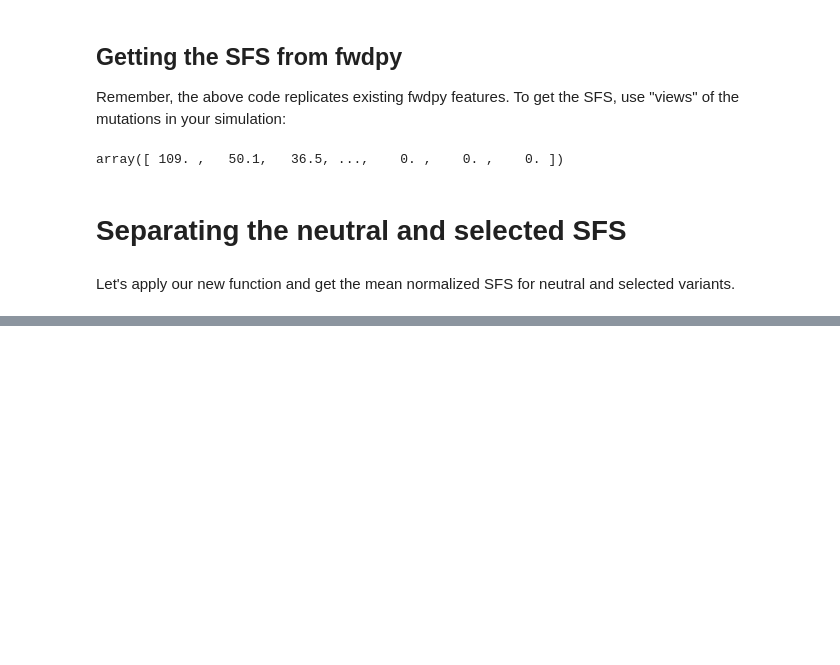
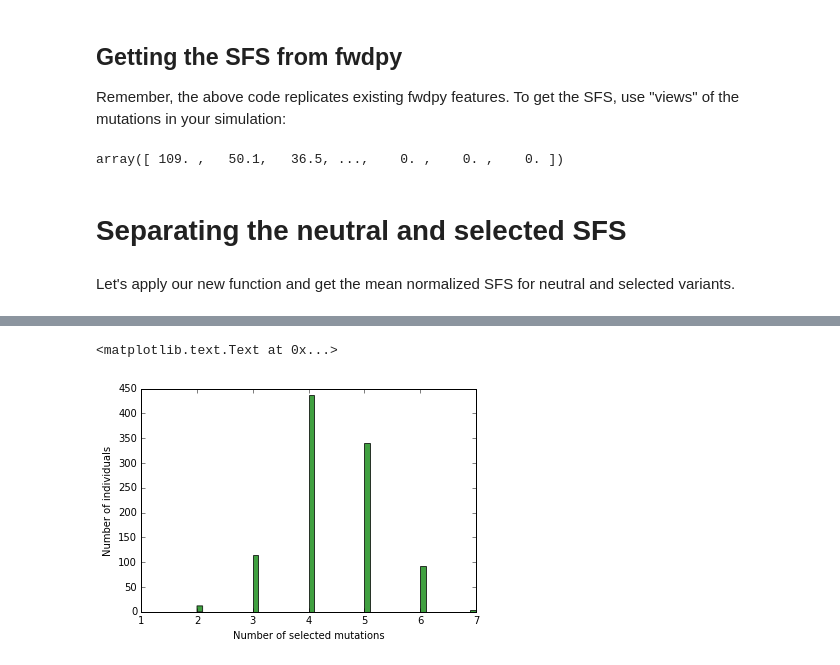
Before and after one commit to molpopgen/fwdpy, a Jupyter notebook: docs/examples/cython/WritingExtensions.ipynb, the cells around one changed output, grey strips where cells are left out. Saved outputs shown, nothing was run; the diff lists cells and outputs as text; code cells hidden in the pictures; blank space fills up the shorter version.

```diff
--- a/docs/examples/cython/WritingExtensions.ipynb
+++ b/docs/examples/cython/WritingExtensions.ipynb
@@ -216,9 +220,10 @@ from libcpp.utility cimport pair
 import numpy as np
 
 ctypedef vector[unsigned] vu
+ctypedef pair[vu,vu] pvuvu
 
-cdef pair[vu,vu] sfs_sep_cpp(const singlepop_t * pop):
-    cdef pair[vu,vu] rv
+cdef pvuvu sfs_sep_cpp(const singlepop_t * pop):
+    cdef pvuvu rv
     rv.first.resize(2*pop.N,0)
     rv.second.resize(2*pop.N,0)
     cdef size_t i = 0
@@ -271,0 +408,7 @@ print(mean_norm_sfs_sel)
+# %%
+n, bins, patches = plt.hist([i['load'] for i in load], 50, normed=0, facecolor='green', alpha=0.75)
+plt.xlabel("Number of selected mutations")
+plt.ylabel("Number of individuals")
+# %% [output]
+<matplotlib.text.Text at 0x...>
+[figure, added]
```
Also changed, not shown: parts of 13 cells of this notebook, 6 other files.
